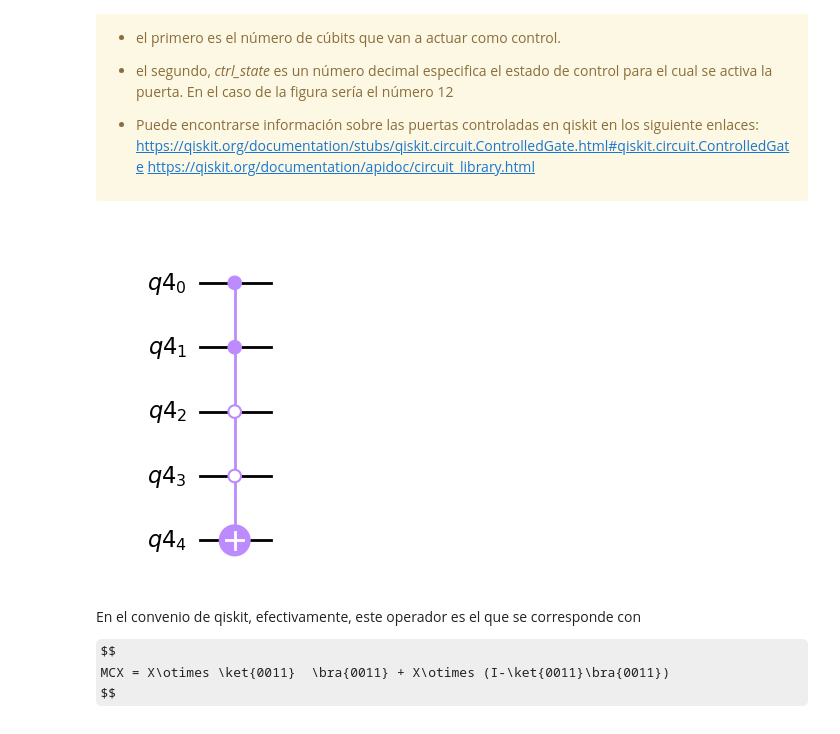
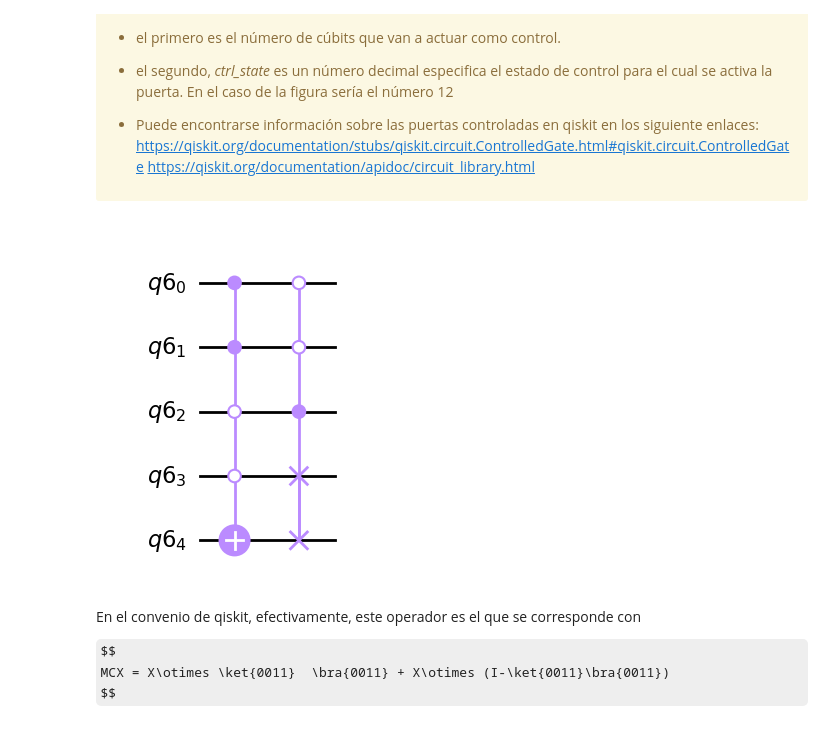
Before and after one commit to jamasole/FICC_notebook, a Jupyter notebook: 02_Cubits/025_Multicubits.ipynb, the cells around one changed output. Drawn from its saved outputs; the diff is of its cells as text; code cells hidden in the pictures; some formulas as TeX source.

```diff
--- a/02_Cubits/025_Multicubits.ipynb
+++ b/02_Cubits/025_Multicubits.ipynb
@@ -602,22 +598,22 @@ https://qiskit.org/documentation/apidoc/circuit_library.html
 # %%
 from qiskit import QuantumCircuit, QuantumRegister, ClassicalRegister
 from qiskit.circuit.library import SwapGate, XGate
 
 qr = QuantumRegister(5)
 
 qc = QuantumCircuit(qr)
 
 gateMCX = XGate().control(4,ctrl_state= 3) # puerta X 4-veces controlada
 gateMCSWAP = SwapGate().control(3,ctrl_state= 4) # puerta SWAP 3 veces controlada
 
+qc.append(gateMCX,[0,1,2,3,4])
+qc.append(gateMCSWAP,[0,1,2,3,4])
 
-qc.append(gateMCX,[0,1,2,3,4])
-#qc.append(gateMCSWAP,[0,1,2,3,4])
 
 
 qc.draw('mpl')
 # %% [output]
-[figure, old version]
+[figure, new version]
 # %% [markdown]
 En el convenio de qiskit, efectivamente, este operador es el que se corresponde con
 
```
Also changed, not shown: parts of 23 cells of this notebook, 4 other files.
